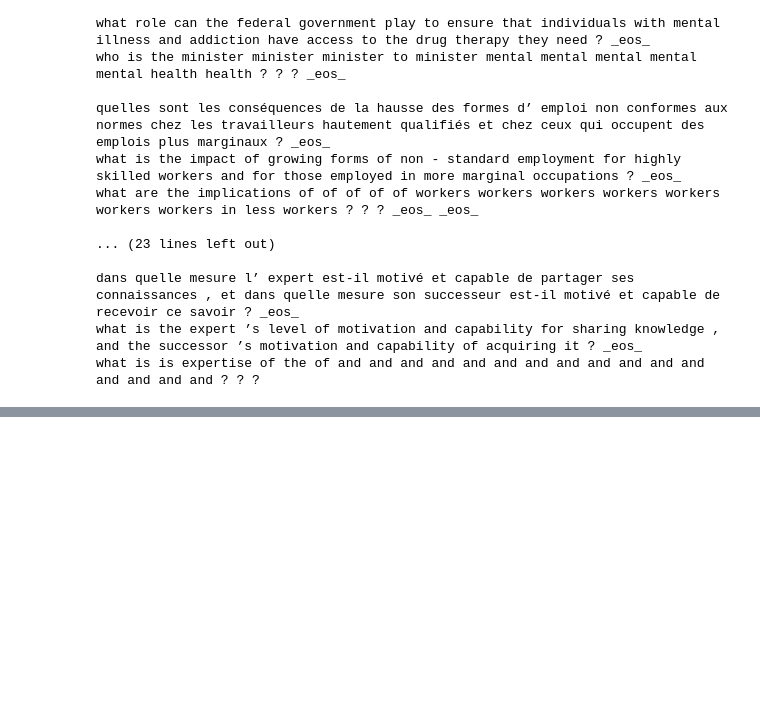
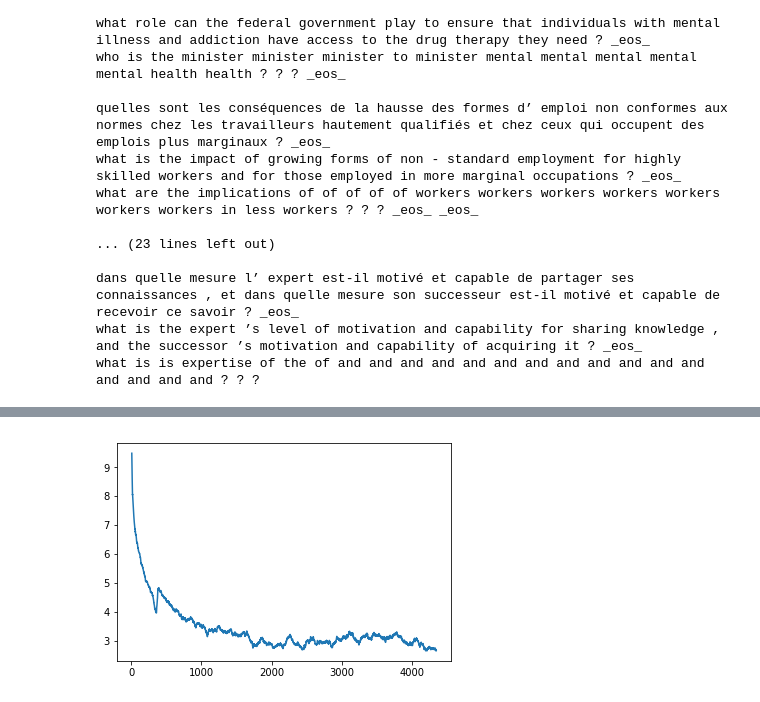
Before and after one commit to Sundragon1993/fastai, a Jupyter notebook: courses/dl2/translate.ipynb, the cells around one changed output, grey strips where cells are left out. Drawn from its saved outputs; the diff is of its cells as text; code cells hidden in the pictures; blank space fills up the shorter version.

Commit message:
L11 translate notebook - seq2seq model with teacher forcing

```diff
--- a/courses/dl2/translate.ipynb
+++ b/courses/dl2/translate.ipynb
@@ -770,0 +773,18 @@ what is is expertise of the of and and and and and and and and and and and and a
+# %%
+class Seq2SeqStepper(Stepper):
+    def step(self, xs, y, epoch):
+        self.m.pr_force = (10 - epoch) * 0.1 if epoch < 10 else 0
+        xtra = []
+        output = self.m(*xs, y)
+        if isinstance(output, tuple):
+            output, *xtra = output
+        self.opt.zero_grad()
+        loss = raw_loss = self.crit(output, y)
+        if self.reg_fn:
+            loss = self.reg_fn(output, xtra, raw_loss)
+        loss.backward()
+        if self.clip: # gradient clipping
+            nn.utils.clip_grad_norm(trainable_params_(self.m), self.clip)
+        self.opt.step()
+
+        return raw_loss.data[0]
@@ -770,0 +834,4 @@ what is is expertise of the of and and and and and and and and and and and and a
+# %%
+rnn = Seq2SeqRNN_TeacherForcing(fr_vecd, fr_itos, dim_fr_vec, en_vecd, en_itos, dim_en_vec, nh, enlen_90)
+learn = RNN_Learner(md, SingleModel(to_gpu(rnn)), opt_fn=opt_fn)
+learn.crit = seq2seq_loss
@@ -770,0 +841,2 @@ what is is expertise of the of and and and and and and and and and and and and a
+# %%
+learn.fit(lr, 1, cycle_len=12, use_clr=(20, 10), stepper=Seq2SeqStepper)
@@ -770,0 +859,4 @@ what is is expertise of the of and and and and and and and and and and and and a
+# %%
+learn.sched.plot_loss()
+# %% [output]
+[figure, added]
```
Also changed, not shown: parts of 5 cells of this notebook.
